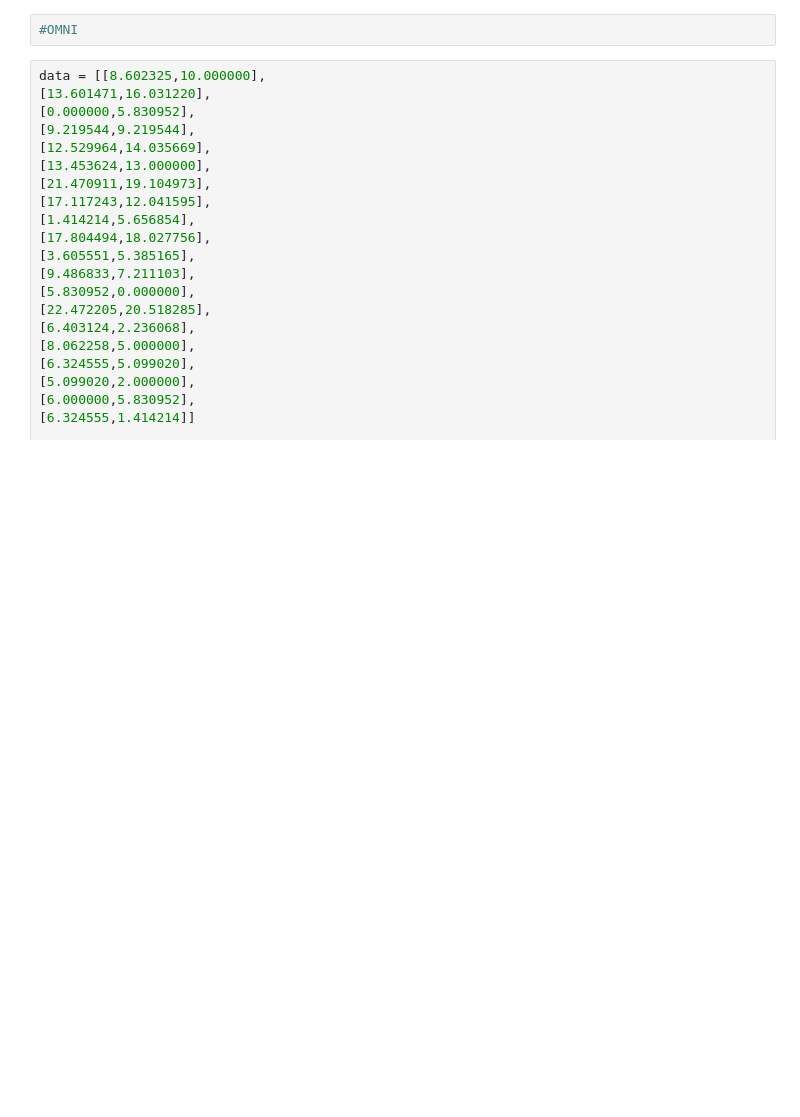
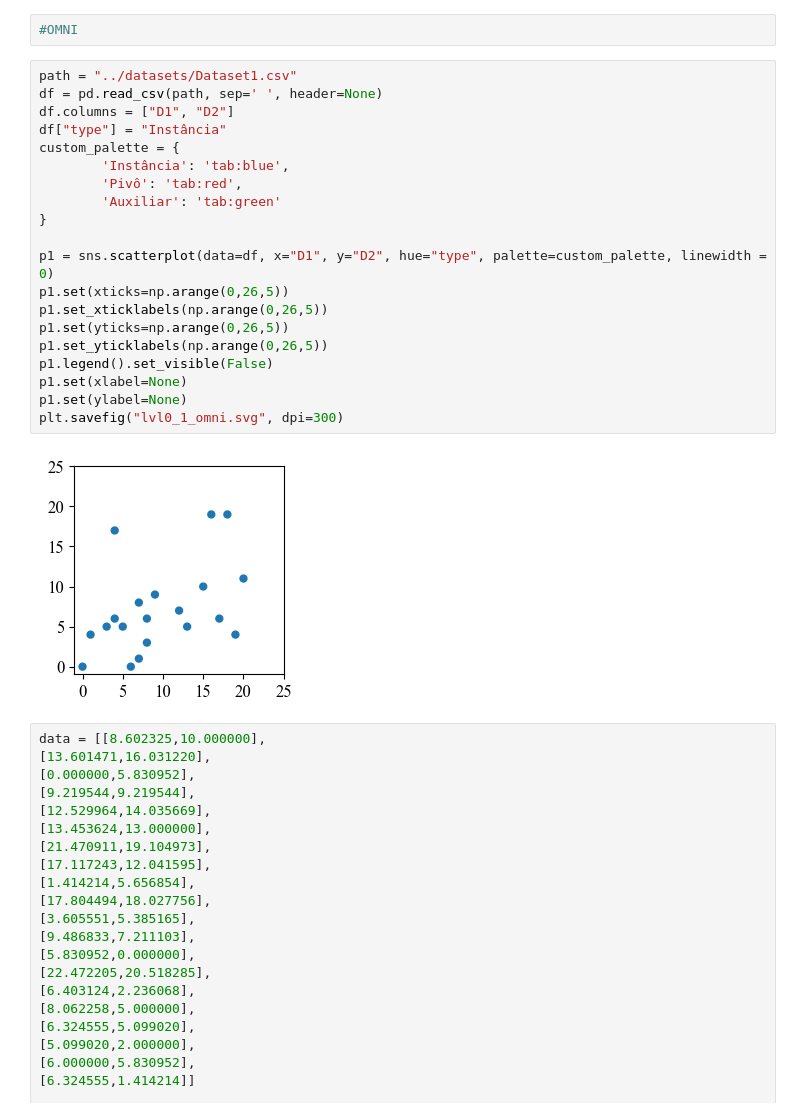
Before and after one commit to JoaoVitorLeite/gervLibProject, a Jupyter notebook: gervLib_Project/gervLib/python/util.ipynb, the cells around one changed output. Drawn from its saved outputs; the diff is of its cells as text; blank space fills up the shorter version.

```diff
--- a/gervLib_Project/gervLib/python/util.ipynb
+++ b/gervLib_Project/gervLib/python/util.ipynb
@@ -219,6 +219,28 @@ plt.savefig("lvl3_mvp.svg", dpi=300)
 [figure]
 # %%
 #OMNI
+# %%
+path = "../datasets/Dataset1.csv"
+df = pd.read_csv(path, sep=' ', header=None)
+df.columns = ["D1", "D2"]
+df["type"] = "Instância"
+custom_palette = {
+        'Instância': 'tab:blue',
+        'Pivô': 'tab:red',
+        'Auxiliar': 'tab:green'
+}
+
+p1 = sns.scatterplot(data=df, x="D1", y="D2", hue="type", palette=custom_palette, linewidth = 0)
+p1.set(xticks=np.arange(0,26,5))
+p1.set_xticklabels(np.arange(0,26,5))
+p1.set(yticks=np.arange(0,26,5))
+p1.set_yticklabels(np.arange(0,26,5))
+p1.legend().set_visible(False)
+p1.set(xlabel=None)
+p1.set(ylabel=None)
+plt.savefig("lvl0_1_omni.svg", dpi=300)
+# %% [output]
+[figure, added]
 # %%
 data = [[8.602325,10.000000],
 [13.601471,16.031220],
```
Also changed, not shown: parts of 1 cell of this notebook, 11 other files.
